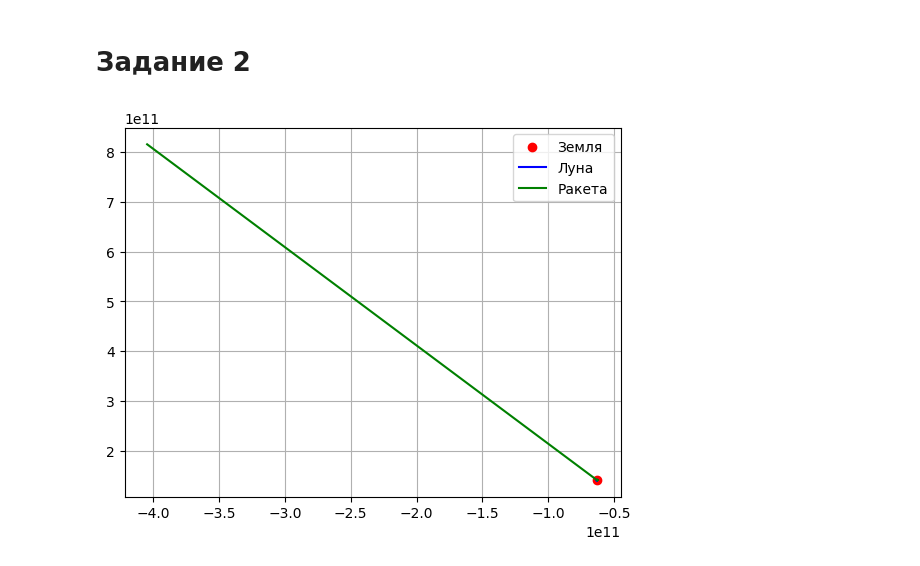
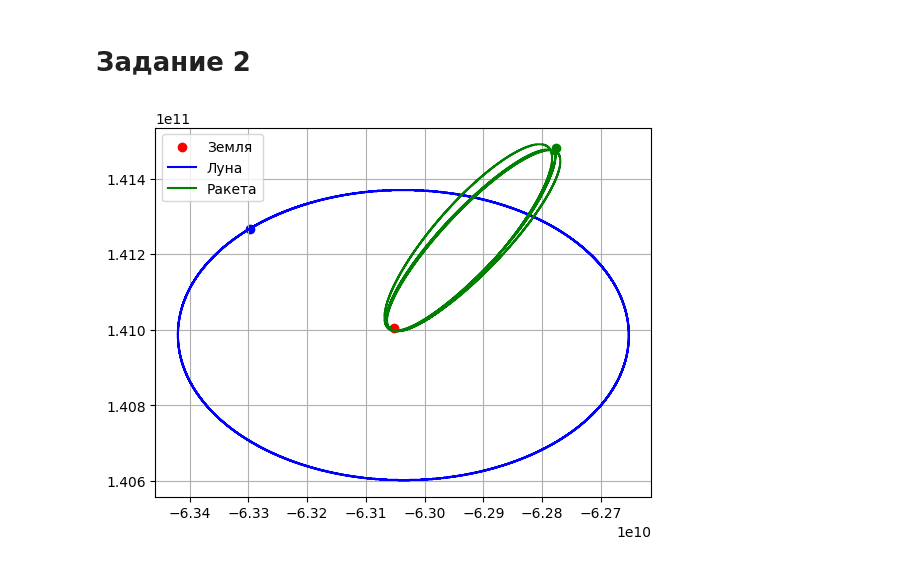
Before and after one commit to Mis-prog/matmod-7sem, a Jupyter notebook: labs/lab1/alia/report/task2.ipynb, the cells around one changed output. Saved outputs shown, nothing was run; the diff lists cells and outputs as text; code cells hidden in the pictures.

```diff
--- a/labs/lab1/alia/report/task2.ipynb
+++ b/labs/lab1/alia/report/task2.ipynb
@@ -4,15 +4,18 @@ import pandas as pd
 # %% [markdown]
 # Задание 2
 # %%
-path=f'../result/task2/full_trajectory_mt-284.00_angle-0.00.csv'
+path=f'../result/task2/full_trajectory_mt-280.00_angle-45.00.csv'
 data=pd.read_csv(path,sep=' ')
+data_last=data.iloc[-1]
 # %%
 plt.scatter(-63051822463.82,141005424242.41,color='red',label='Земля')
+plt.scatter(data_last.x3,data_last.y3,color='blue')
+plt.scatter(data_last.x,data_last.y,color='green')
 plt.plot(data.x3,data.y3,label='Луна',color='blue')
 plt.plot(data.x,data.y,label='Ракета',color='green')
 # plt.xlim(-63051822463.82-1e7,-63051822463.82+1e7)
 # plt.ylim(141005424242.41-1e7,141005424242.41+1e7)
 plt.legend(loc='best')
 plt.grid()
 # %% [output]
-[figure, old version]
+[figure, new version]
```
Also changed, not shown: 8 other files.
